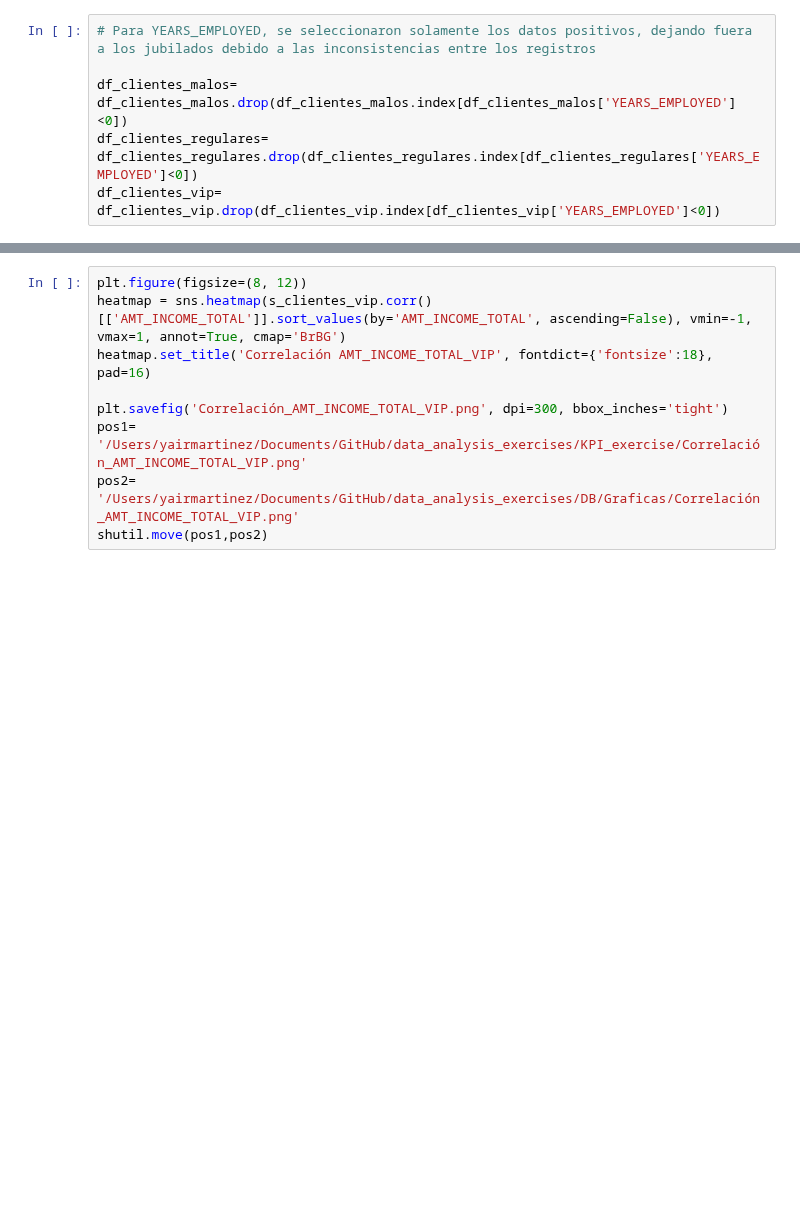
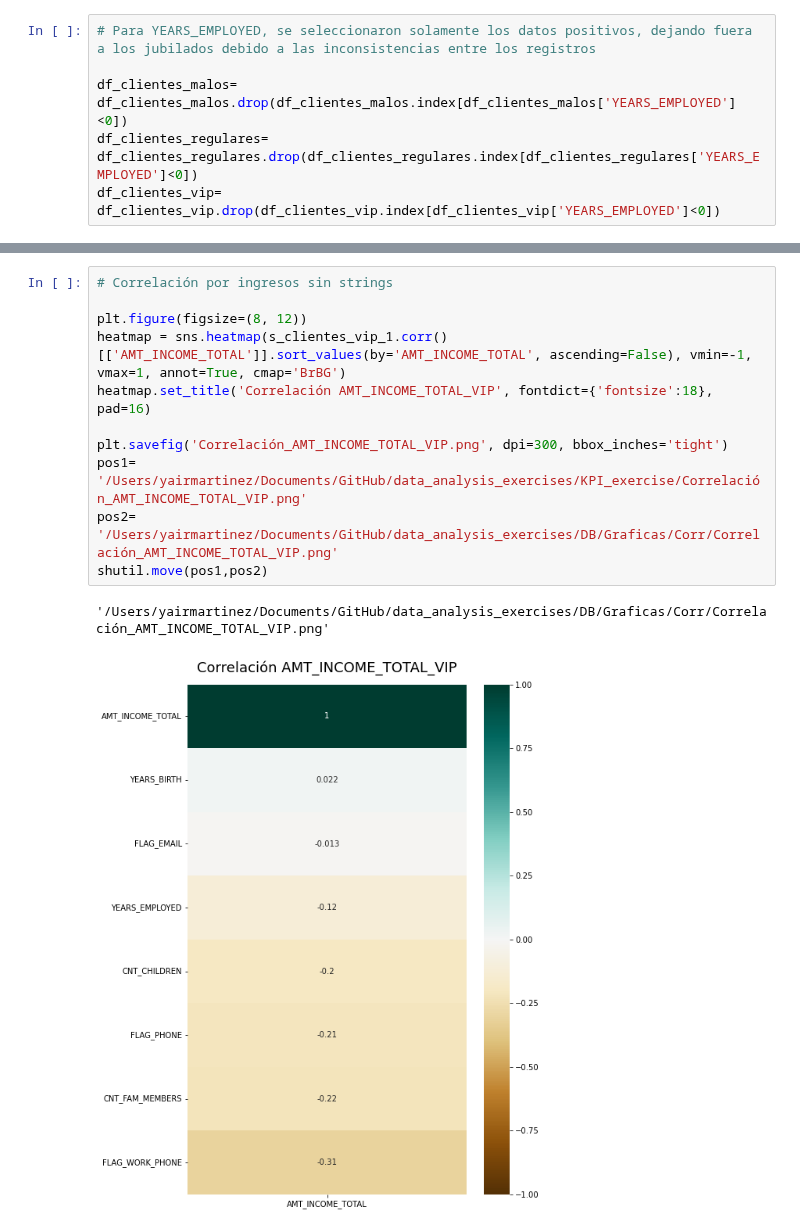
Before and after one commit to lymc33/Data_analysis_exercises, a Jupyter notebook: KPI_exercise/4_client_corr.ipynb, the cells around one changed output, grey strips where cells are left out. Drawn from its saved outputs; the diff is of its cells as text; blank space fills up the shorter version.

```diff
--- a/KPI_exercise/4_client_corr.ipynb
+++ b/KPI_exercise/4_client_corr.ipynb
@@ -222,11 +258,16 @@ shutil.move(pos1,pos2)
 # %%
+# Correlación por ingresos sin strings
+
 plt.figure(figsize=(8, 12))
-heatmap = sns.heatmap(s_clientes_vip.corr()[['AMT_INCOME_TOTAL']].sort_values(by='AMT_INCOME_TOTAL', ascending=False), vmin=-1, vmax=1, annot=True, cmap='BrBG')
+heatmap = sns.heatmap(s_clientes_vip_1.corr()[['AMT_INCOME_TOTAL']].sort_values(by='AMT_INCOME_TOTAL', ascending=False), vmin=-1, vmax=1, annot=True, cmap='BrBG')
 heatmap.set_title('Correlación AMT_INCOME_TOTAL_VIP', fontdict={'fontsize':18}, pad=16)
 
 plt.savefig('Correlación_AMT_INCOME_TOTAL_VIP.png', dpi=300, bbox_inches='tight')
 pos1= '/Users/yairmartinez/Documents/GitHub/data_analysis_exercises/KPI_exercise/Correlación_AMT_INCOME_TOTAL_VIP.png'
-pos2= '/Users/yairmartinez/Documents/GitHub/data_analysis_exercises/DB/Graficas/Correlación_AMT_INCOME_TOTAL_VIP.png'
+pos2= '/Users/yairmartinez/Documents/GitHub/data_analysis_exercises/DB/Graficas/Corr/Correlación_AMT_INCOME_TOTAL_VIP.png'
 shutil.move(pos1,pos2)
+# %% [output]
+'/Users/yairmartinez/Documents/GitHub/data_analysis_exercises/DB/Graficas/Corr/Correlación_AMT_INCOME_TOTAL_VIP.png'
+[figure, added]
 # %%
 plt.figure(figsize=(8, 12))
```
Also changed, not shown: parts of 44 cells of this notebook, 25 other files.
